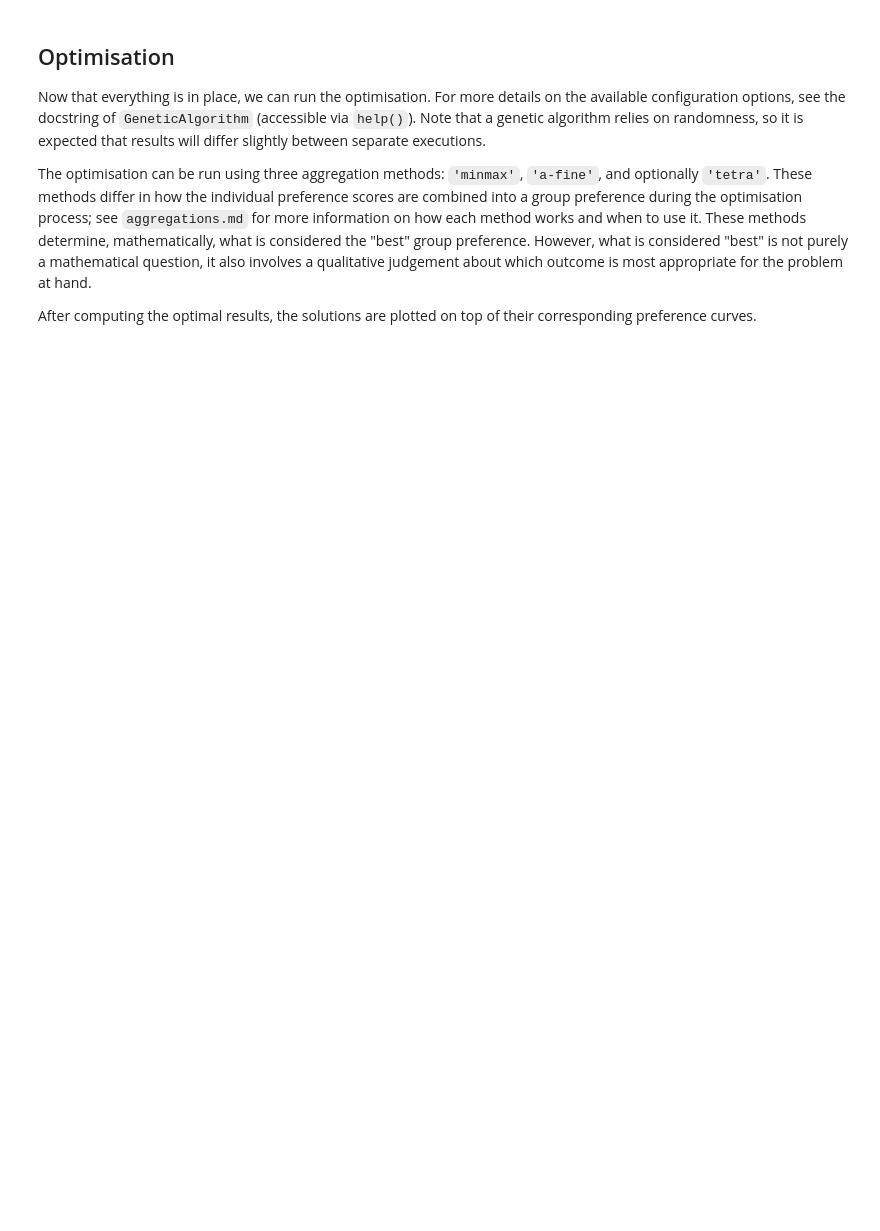
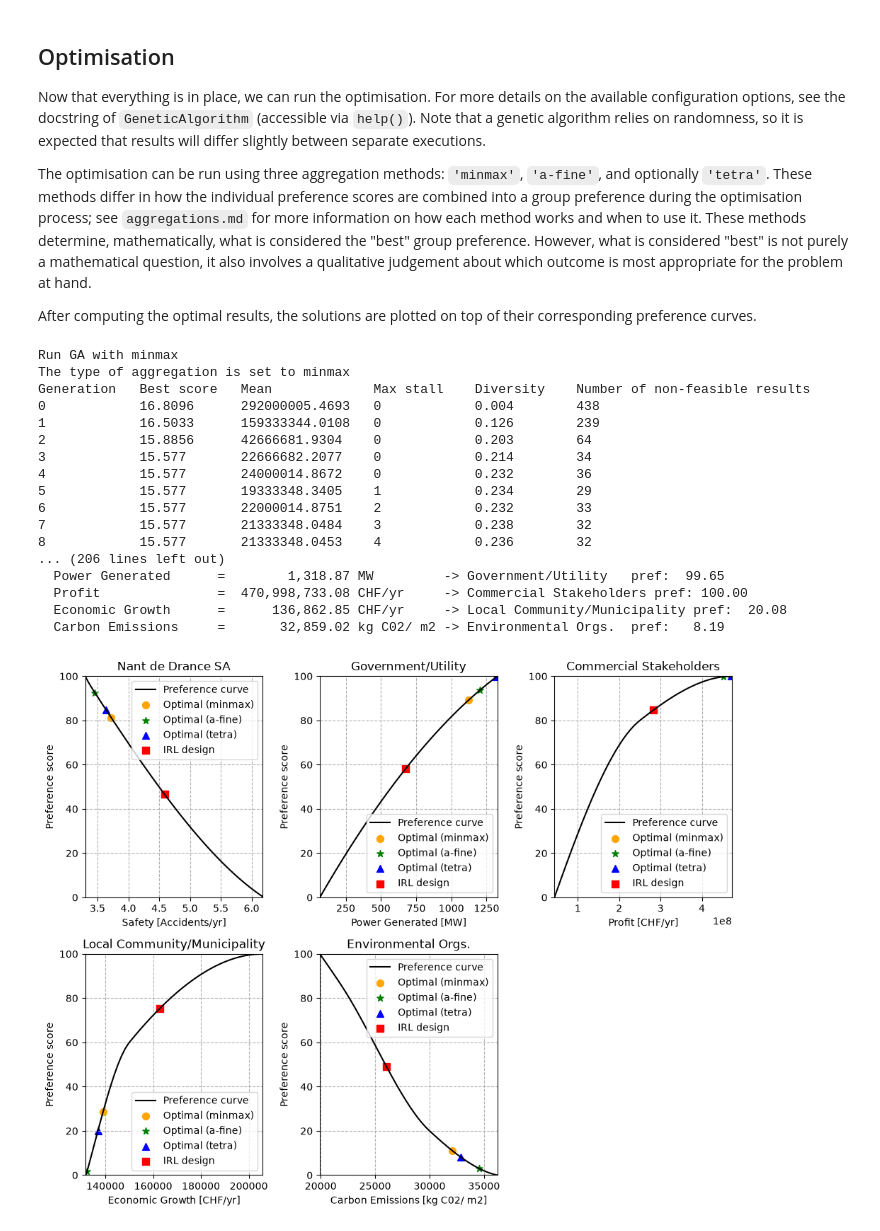
Before and after one commit to PrRamsundersingh/HOS1--CIEM0000-Interdisciplinary-Mechanics, a Jupyter notebook: Nant_de_Drance_Optimisation_Model.ipynb, the cells around one changed output. Saved outputs shown, nothing was run; the diff lists cells and outputs as text; code cells hidden in the pictures; blank space fills up the shorter version.

```diff
--- a/Nant_de_Drance_Optimisation_Model.ipynb
+++ b/Nant_de_Drance_Optimisation_Model.ipynb
@@ -427,7 +434,7 @@ for i in range(len(paradigm)):
         'n_iter': 400,
         'n_pop': 500,
         'r_cross': 0.8,
-        'max_stall': 50,
+        'max_stall': 35,
         'aggregation': paradigm[i],
         'var_type': 'real'
     }
@@ -448,30 +455,49 @@ for i in range(len(paradigm)):
         obj_value = obj_func(*optimal_design_var) # Calculate resulting objective value
         pref_score = pref_funcs[j](*optimal_design_var) # Calculate resulting preference score
 
         # Print and plot the optimal point on the preference curve
         print(f'  {name:<20} = {obj_value:>15,.2f} {unit:<10} -> {stakeholder:<20} pref: {pref_score:>6.2f}')
         ax.scatter(obj_value, pref_score, color=colours[i], marker=markers[i], s=50,
                    label=f'Optimal ({paradigm[i]})')
 
 
 # plot the IRL design point if plot_irl is True
 if plot_irl:
     irl_obj_values = [obj_func(*X_irl) for obj_func, _, _, _ in objectives]
     irl_pref_scores = [pref_funcs[j](*X_irl) for j in range(len(objectives))]
     for j, ax in enumerate(axes.flat[:5]):
         ax.scatter(irl_obj_values[j], irl_pref_scores[j], color='red', marker='s', s=50, label='IRL design')
 
 for ax in axes.flat[:5]:
     ax.legend(fontsize=10)
 
 axes.flat[-1].set_visible(False)  # hide the sixth empty subplot
 
 
 # Adjust the layout
 fig.tight_layout()
 
 # Save figure
 # plt.savefig('optimal_results.png')  # Uncomment this line to save the figure as a PNG file
 
 # Display the plot
 plt.show()
+# %% [output]
+Run GA with minmax
+The type of aggregation is set to minmax
+Generation   Best score   Mean             Max stall    Diversity    Number of non-feasible results
+0            16.8096      292000005.4693   0            0.004        438
+1            16.5033      159333344.0108   0            0.126        239
+2            15.8856      42666681.9304    0            0.203        64
+3            15.577       22666682.2077    0            0.214        34
+4            15.577       24000014.8672    0            0.232        36
+5            15.577       19333348.3405    1            0.234        29
+6            15.577       22000014.8751    2            0.232        33
+7            15.577       21333348.0484    3            0.238        32
+8            15.577       21333348.0453    4            0.236        32
+... (206 lines left out)
+  Power Generated      =        1,318.87 MW         -> Government/Utility   pref:  99.65
+  Profit               =  470,998,733.08 CHF/yr     -> Commercial Stakeholders pref: 100.00
+  Economic Growth      =      136,862.85 CHF/yr     -> Local Community/Municipality pref:  20.08
+  Carbon Emissions     =       32,859.02 kg C02/ m2 -> Environmental Orgs.  pref:   8.19
+[figure, added]
```
Also changed, not shown: parts of 6 cells of this notebook, 6 other files.
